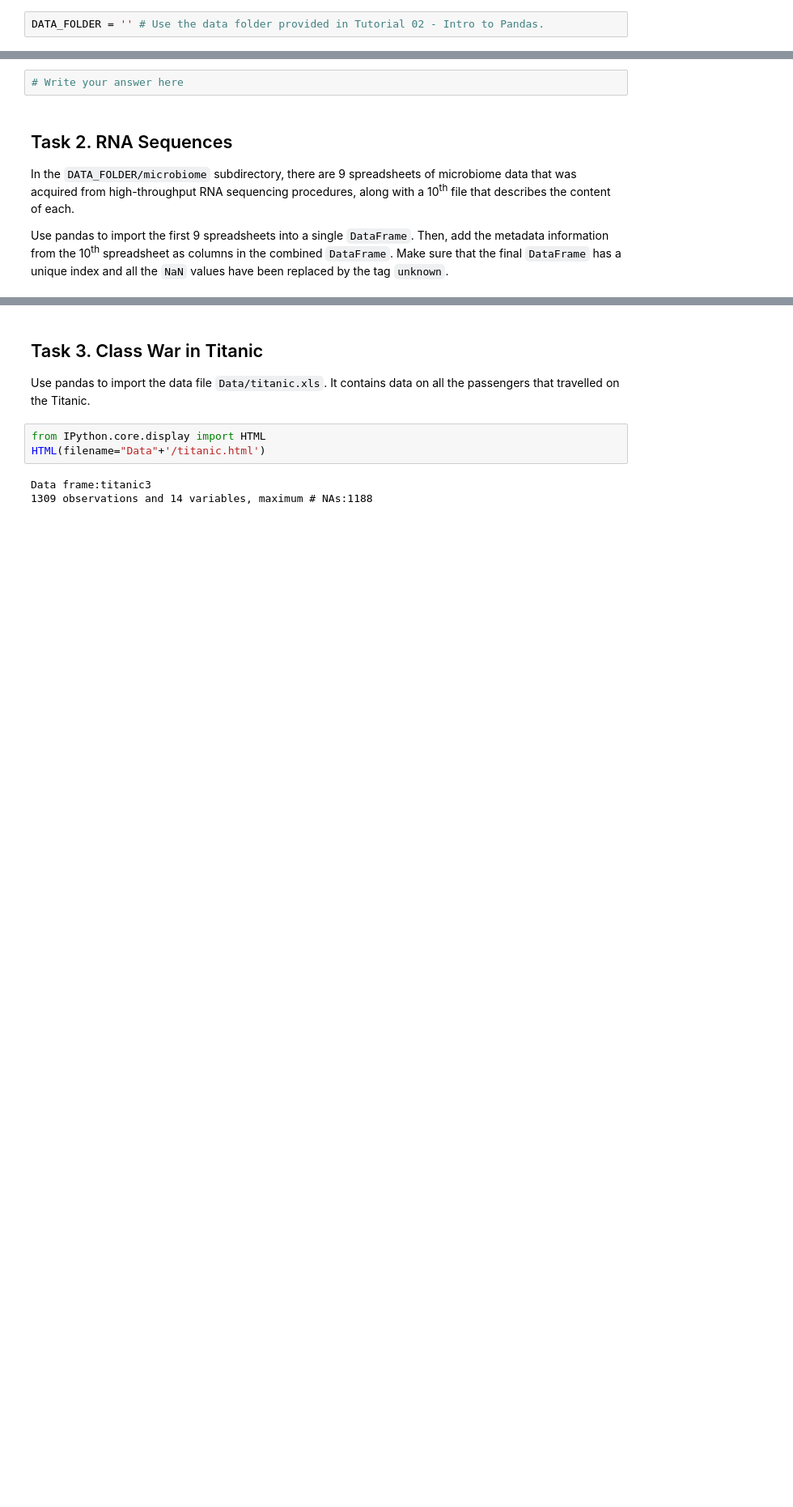
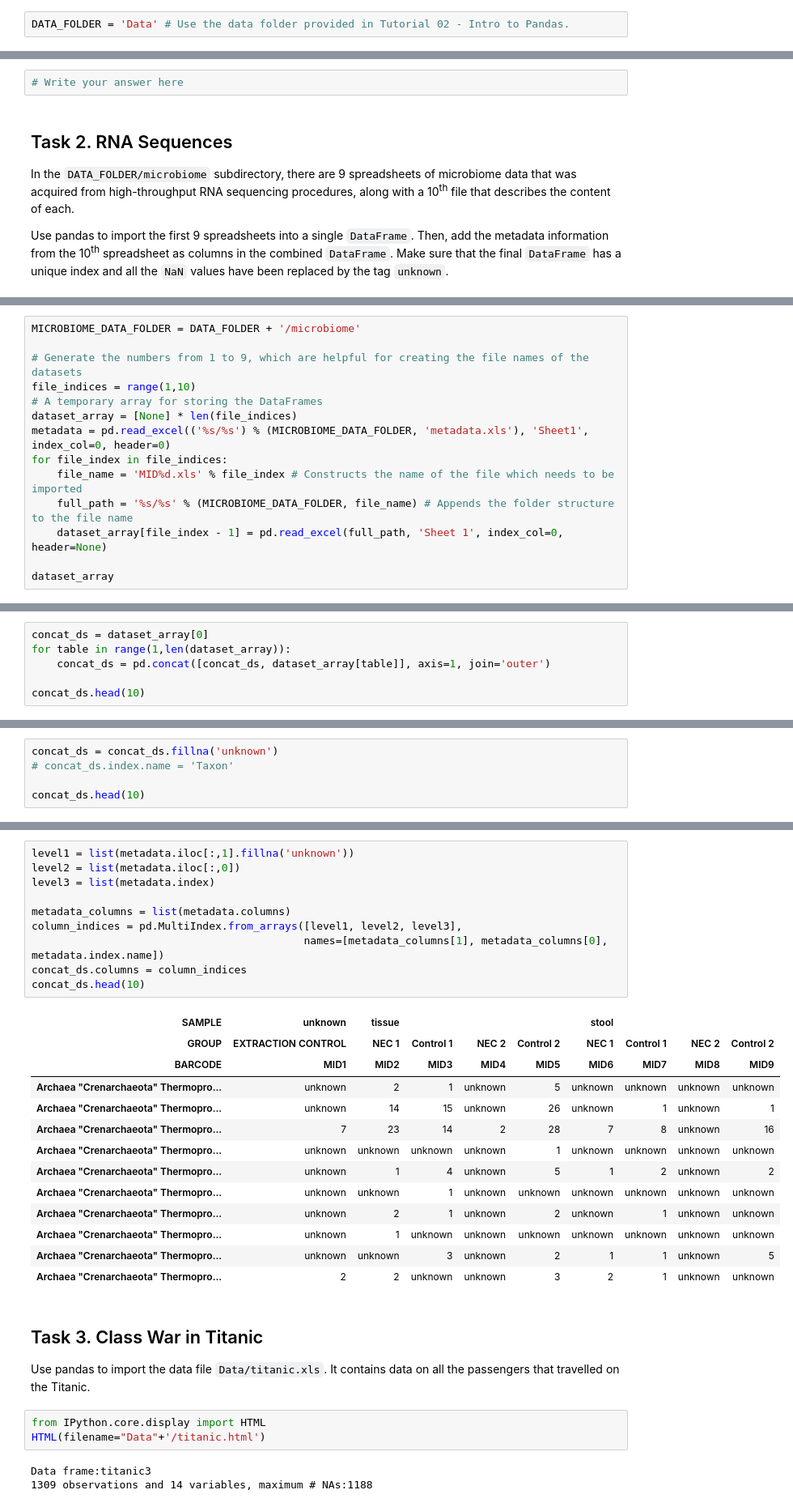
Before and after one commit to martinj96/Ada2017, a Jupyter notebook: Homework 1/Homework 1.ipynb, the cells around one changed output, grey strips where cells are left out. Shown: that part at 81% size. Drawn from its saved outputs; the diff is of its cells as text; blank space fills up the shorter version.

Commit message:
Task 2 code added and rearranged imports to the top

```diff
--- a/Homework 1/Homework 1.ipynb
+++ b/Homework 1/Homework 1.ipynb
@@ -6,5 +14,5 @@
 # %%
-DATA_FOLDER = '' # Use the data folder provided in Tutorial 02 - Intro to Pandas.
+DATA_FOLDER = 'Data' # Use the data folder provided in Tutorial 02 - Intro to Pandas.
 # %% [markdown]
 ## Task 1. Compiling Ebola Data
 
@@ -27,0 +38,14 @@ Make sure that the final `DataFrame` has a unique index and all the `NaN` values
+# %%
+MICROBIOME_DATA_FOLDER = DATA_FOLDER + '/microbiome'
+
+# Generate the numbers from 1 to 9, which are helpful for creating the file names of the datasets
+file_indices = range(1,10)
+# A temporary array for storing the DataFrames
+dataset_array = [None] * len(file_indices)
+metadata = pd.read_excel(('%s/%s') % (MICROBIOME_DATA_FOLDER, 'metadata.xls'), 'Sheet1', index_col=0, header=0)
+for file_index in file_indices:
+    file_name = 'MID%d.xls' % file_index # Constructs the name of the file which needs to be imported
+    full_path = '%s/%s' % (MICROBIOME_DATA_FOLDER, file_name) # Appends the folder structure to the file name
+    dataset_array[file_index - 1] = pd.read_excel(full_path, 'Sheet 1', index_col=0, header=None)
+
+dataset_array
@@ -27,0 +72,6 @@ Make sure that the final `DataFrame` has a unique index and all the `NaN` values
+# %%
+concat_ds = dataset_array[0]
+for table in range(1,len(dataset_array)):
+    concat_ds = pd.concat([concat_ds, dataset_array[table]], axis=1, join='outer')
+
+concat_ds.head(10)
@@ -27,0 +92,5 @@ Make sure that the final `DataFrame` has a unique index and all the `NaN` values
+# %%
+concat_ds = concat_ds.fillna('unknown')
+# concat_ds.index.name = 'Taxon'
+
+concat_ds.head(10)
@@ -28,3 +117,27 @@ Make sure that the final `DataFrame` has a unique index and all the `NaN` values
+# %%
+level1 = list(metadata.iloc[:,1].fillna('unknown'))
+level2 = list(metadata.iloc[:,0])
+level3 = list(metadata.index)
+
+metadata_columns = list(metadata.columns)
+column_indices = pd.MultiIndex.from_arrays([level1, level2, level3],
+                                           names=[metadata_columns[1], metadata_columns[0], metadata.index.name])
+concat_ds.columns = column_indices
+concat_ds.head(10)
+# %% [output]
+| SAMPLE | unknown | tissue |  |  |  | stool |  |  |  |
+| GROUP | EXTRACTION CONTROL | NEC 1 | Control 1 | NEC 2 | Control 2 | NEC 1 | Control 1 | NEC 2 | Control 2 |
+| BARCODE | MID1 | MID2 | MID3 | MID4 | MID5 | MID6 | MID7 | MID8 | MID9 |
+| Archaea "Crenarchaeota" Thermopro... | unknown | 2 | 1 | unknown | 5 | unknown | unknown | unknown | unknown |
+| Archaea "Crenarchaeota" Thermopro... | unknown | 14 | 15 | unknown | 26 | unknown | 1 | unknown | 1 |
+| Archaea "Crenarchaeota" Thermopro... | 7 | 23 | 14 | 2 | 28 | 7 | 8 | unknown | 16 |
+| Archaea "Crenarchaeota" Thermopro... | unknown | unknown | unknown | unknown | 1 | unknown | unknown | unknown | unknown |
+| Archaea "Crenarchaeota" Thermopro... | unknown | 1 | 4 | unknown | 5 | 1 | 2 | unknown | 2 |
+| Archaea "Crenarchaeota" Thermopro... | unknown | unknown | 1 | unknown | unknown | unknown | unknown | unknown | unknown |
+| Archaea "Crenarchaeota" Thermopro... | unknown | 2 | 1 | unknown | 2 | unknown | 1 | unknown | unknown |
+| Archaea "Crenarchaeota" Thermopro... | unknown | 1 | unknown | unknown | unknown | unknown | unknown | unknown | unknown |
+| Archaea "Crenarchaeota" Thermopro... | unknown | unknown | 3 | unknown | 2 | 1 | 1 | unknown | 5 |
+| Archaea "Crenarchaeota" Thermopro... | 2 | 2 | unknown | unknown | 3 | 2 | 1 | unknown | unknown |
 # %% [markdown]
 ## Task 3. Class War in Titanic
 
```
Also changed, not shown: parts of 11 cells of this notebook.
